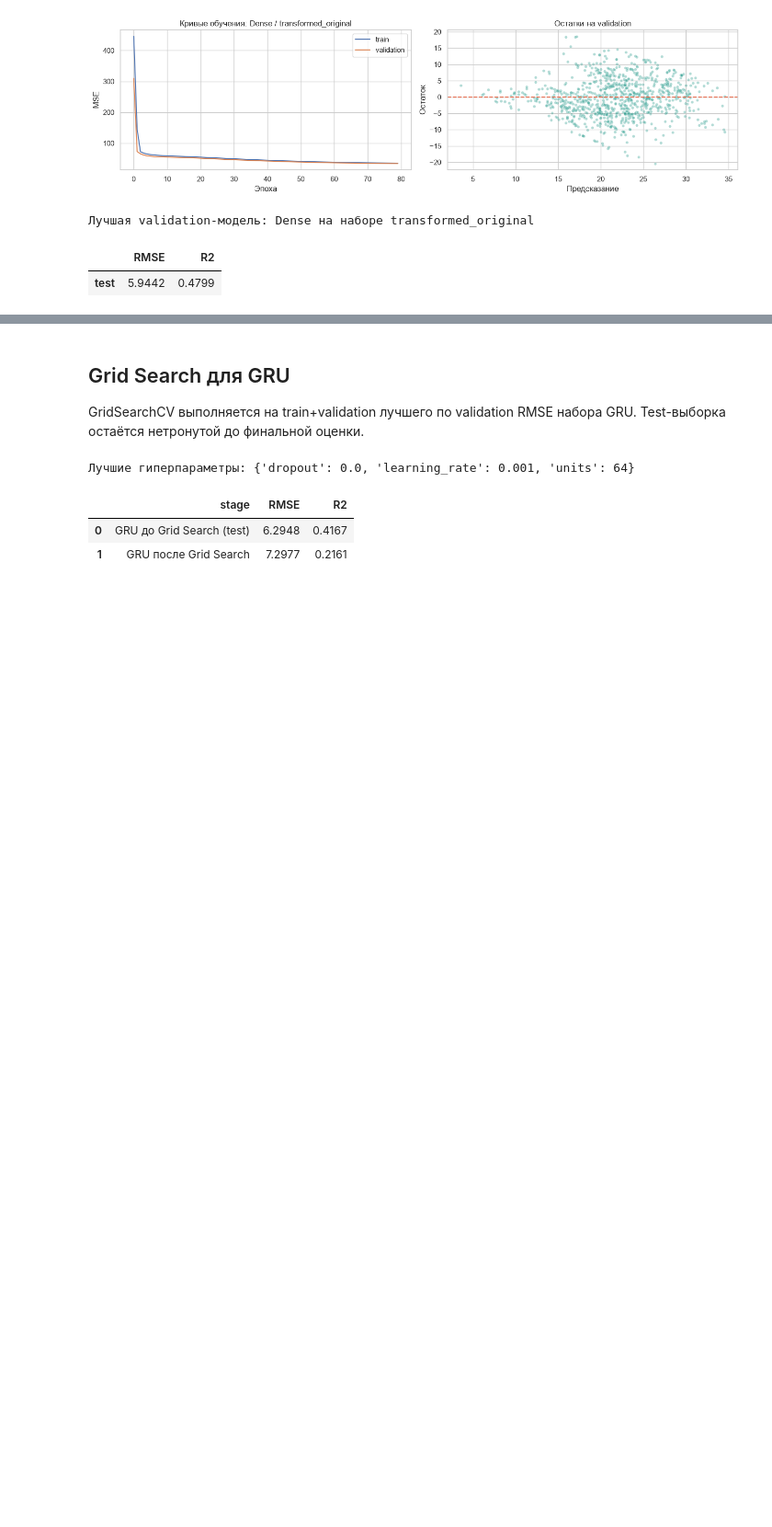
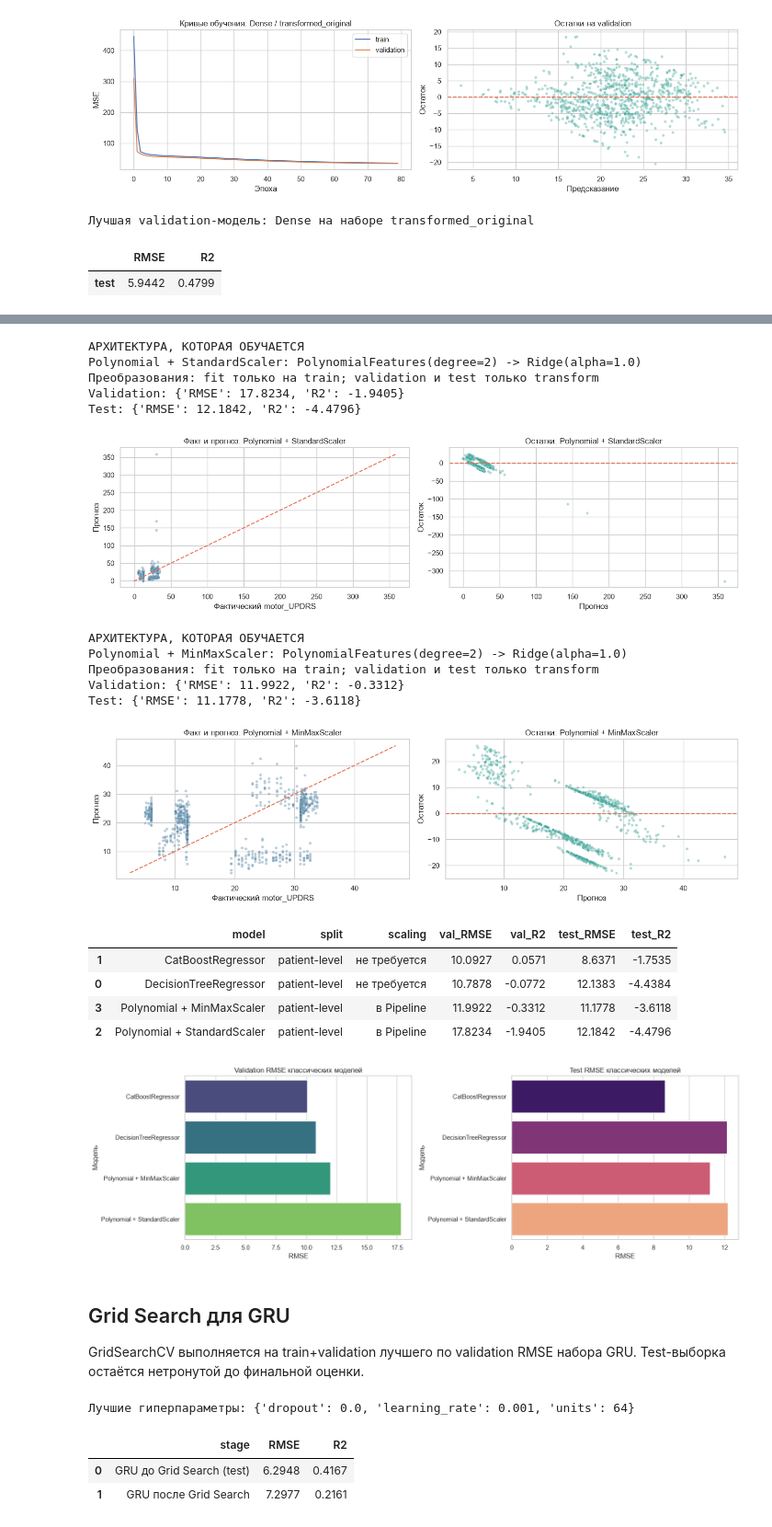
Before and after one commit to imnoname/intelligent-data-analysis-ml, a Jupyter notebook: lr1/lr1_variant6_parkinsons_regression.ipynb, the cells around one changed output, grey strips where cells are left out. Shown at 92% size. Saved outputs shown, nothing was run; the diff lists cells and outputs as text; code cells hidden in the pictures; blank space fills up the shorter version.

```diff
--- a/lr1/lr1_variant6_parkinsons_regression.ipynb
+++ b/lr1/lr1_variant6_parkinsons_regression.ipynb
@@ -1017,3 +1163,65 @@ else:
+# %%
+# Полиномиальная регрессия: стандартизация и нормализация
+polynomial_models = {
+    "Polynomial + StandardScaler": Pipeline([
+        ("imputer", SimpleImputer(strategy="median")),
+        ("standard_scaler", StandardScaler()),
+        ("polynomial_features", PolynomialFeatures(degree=2, include_bias=False)),
+        ("ridge", Ridge(alpha=1.0)),
+    ]),
+    "Polynomial + MinMaxScaler": Pipeline([
+        ("imputer", SimpleImputer(strategy="median")),
+        ("minmax_scaler_before_poly", MinMaxScaler()),
+        ("polynomial_features", PolynomialFeatures(degree=2, include_bias=False)),
+        ("minmax_scaler_after_poly", MinMaxScaler()),
+        ("ridge", Ridge(alpha=1.0)),
+    ]),
+}
+polynomial_predictions = {}
+for polynomial_name, polynomial_model in polynomial_models.items():
+    print("АРХИТЕКТУРА, КОТОРАЯ ОБУЧАЕТСЯ")
+    print(f"{polynomial_name}: PolynomialFeatures(degree=2) -> Ridge(alpha=1.0)")
+    print("Преобразования: fit только на train; validation и test только transform")
+    polynomial_model.fit(X_class_train_raw, y_class_train)
+    poly_val_pred = polynomial_model.predict(X_class_val_raw)
+    poly_test_pred = polynomial_model.predict(X_class_test_raw)
+    poly_val_metrics = regression_metrics(y_class_val, poly_val_pred)
+    poly_test_metrics = regression_metrics(y_class_test, poly_test_pred)
+    print("Validation:", {k: round(v, 4) for k, v in poly_val_metrics.items()})
+    print("Test:", {k: round(v, 4) for k, v in poly_test_metrics.items()})
+    classical_results.append({"model": polynomial_name, "split": "patient-level", "scaling": "в Pipeline",
+                              "val_RMSE": poly_val_metrics["RMSE"], "val_R2": poly_val_metrics["R2"],
+                              "test_RMSE": poly_test_metrics["RMSE"], "test_R2": poly_test_metrics["R2"]})
+    polynomial_predictions[polynomial_name] = (poly_val_pred, poly_test_pred)
+    plot_prediction_metrics(y_class_val.values, poly_val_pred, polynomial_name)
+
+classical_results_df = pd.DataFrame(classical_results).sort_values("val_RMSE")
+display(classical_results_df.round(4))
+fig, axes = plt.subplots(1, 2, figsize=(16, 5))
+sns.barplot(data=classical_results_df, x="val_RMSE", y="model", hue="model", legend=False, ax=axes[0], palette="viridis")
+axes[0].set(title="Validation RMSE классических моделей", xlabel="RMSE", ylabel="Модель")
+sns.barplot(data=classical_results_df, x="test_RMSE", y="model", hue="model", legend=False, ax=axes[1], palette="magma")
+axes[1].set(title="Test RMSE классических моделей", xlabel="RMSE", ylabel="Модель")
+plt.tight_layout(); plt.show()
+# %% [output]
+АРХИТЕКТУРА, КОТОРАЯ ОБУЧАЕТСЯ
+Polynomial + StandardScaler: PolynomialFeatures(degree=2) -> Ridge(alpha=1.0)
+Преобразования: fit только на train; validation и test только transform
+Validation: {'RMSE': 17.8234, 'R2': -1.9405}
+Test: {'RMSE': 12.1842, 'R2': -4.4796}
+[figure, added]
+АРХИТЕКТУРА, КОТОРАЯ ОБУЧАЕТСЯ
+Polynomial + MinMaxScaler: PolynomialFeatures(degree=2) -> Ridge(alpha=1.0)
+Преобразования: fit только на train; validation и test только transform
+Validation: {'RMSE': 11.9922, 'R2': -0.3312}
+Test: {'RMSE': 11.1778, 'R2': -3.6118}
+[figure, added]
+|  | model | split | scaling | val_RMSE | val_R2 | test_RMSE | test_R2 |
+| 1 | CatBoostRegressor | patient-level | не требуется | 10.0927 | 0.0571 | 8.6371 | -1.7535 |
+| 0 | DecisionTreeRegressor | patient-level | не требуется | 10.7878 | -0.0772 | 12.1383 | -4.4384 |
+| 3 | Polynomial + MinMaxScaler | patient-level | в Pipeline | 11.9922 | -0.3312 | 11.1778 | -3.6118 |
+| 2 | Polynomial + StandardScaler | patient-level | в Pipeline | 17.8234 | -1.9405 | 12.1842 | -4.4796 |
+[figure, added]
 # %% [markdown]
 ## Grid Search для GRU
 
```
Also changed, not shown: parts of 7 cells of this notebook, 1 other file.
